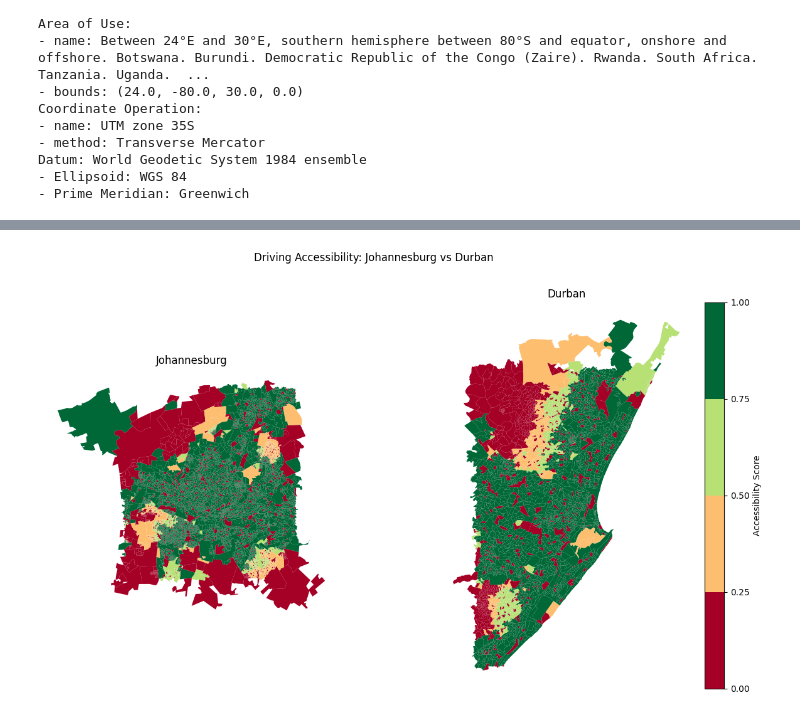
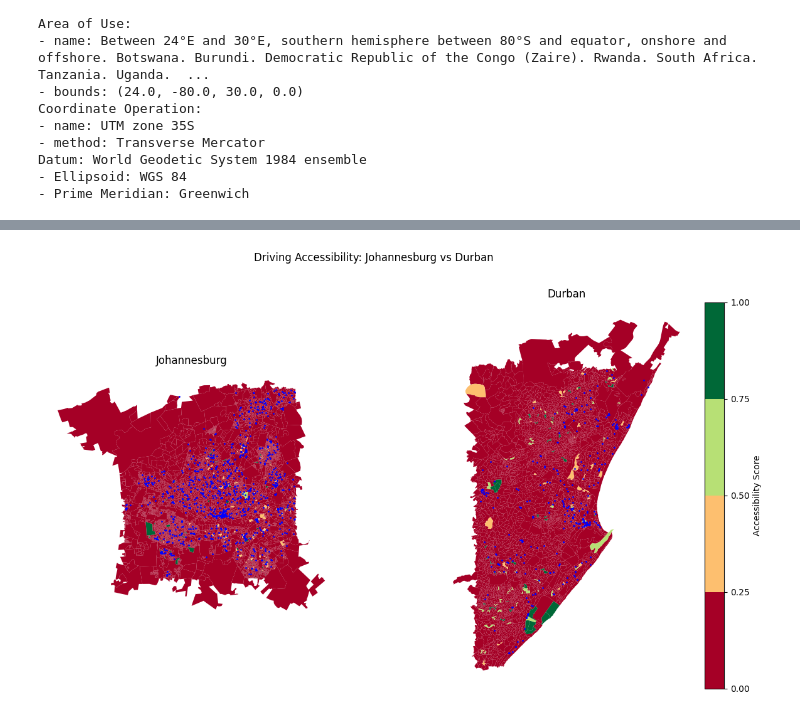
Before and after one commit to tess-vu/south-africa-healthcare, a Jupyter notebook: notebooks/2sfca.ipynb, the cells around one changed output, grey strips where cells are left out. Saved outputs shown, nothing was run; the diff lists cells and outputs as text; code cells hidden in the pictures.

```diff
--- a/notebooks/2sfca.ipynb
+++ b/notebooks/2sfca.ipynb
@@ -19,10 +26,3 @@ pharm_gdf = gpd.GeoDataFrame(
     crs="EPSG:4326"  # WGS84
 )
 pharm_gdf = pharm_gdf.to_crs(salpoly.crs)
-# %%
-pharm_with_sal = gpd.sjoin(
-    pharm_gdf,
-    salpoly[['EA_CODE', 'EA_GTYPE', 'geometry']],
-    how='left',
-    predicate='within'
-)
@@ -630,0 +773,2 @@ allaccess.to_csv("../../new_allaccess.csv", index=False)
+# %%
+allaccess=pd.read_csv('../../new_allaccess.csv')
@@ -770,24 +939,24 @@ plt.show()
 import matplotlib.pyplot as plt
 import matplotlib as mpl
 
-bin_edges = [0, 0.25, 0.5, 0.75,1]
+bin_edges = [0, 0.025,.05, 3]
 cmap = mpl.cm.RdYlGn
 
 norm = mpl.colors.BoundaryNorm(bin_edges, cmap.N)
 
 fig, axes = plt.subplots(1, 2, figsize=(14, 8))
-
 cities = {
-    "Johannesburg": (27.7, 28.3, -26.4, -25.8),
-    "Durban": (30.85, 31.25, -30.05, -29.65)
+    "Johannesburg": (3050000, 3170000, -3050000, -2950000),
+    "Durban": (3434000, 3480000, -3506000, -3448000)
 }
 
+ax.add_artist(scalebar)
 for i, (name, (xmin, xmax, ymin, ymax)) in enumerate(cities.items()):
 
     gdf = allaccess.cx[xmin:xmax, ymin:ymax]
 
     gdf.plot(
-        column='Ai_walk',
+        column='walk_log',
         cmap=cmap,
         norm=norm,
         ax=axes[i],
@@ -803,14 +972,20 @@ for i, (name, (xmin, xmax, ymin, ymax)) in enumerate(cities.items()):
 
     axes[i].set_title(name)
     axes[i].axis('off')
+scalebar = ScaleBar(
+    dx=1,              # 1 unit = 1 meter (because of EPSG:3857)
+    units="m",
+    dimension="si-length",
+    location='lower right'
+)
+ax.add_artist(scalebar)
 
 sm = mpl.cm.ScalarMappable(norm=norm, cmap=cmap)
 sm.set_array([])
 
 cbar = fig.colorbar(sm, ax=axes, fraction=0.03, pad=0.02)
 cbar.set_label("Accessibility Score")
-
 plt.suptitle("Walking Accessibility: Johannesburg vs Durban")
-plt.savefig("joburgandDurban_walking.png", dpi=150, bbox_inches='tight')
+#plt.savefig("joburgandDurban_walking.png", dpi=150, bbox_inches='tight')
 
 plt.show()
@@ -830,39 +1003,39 @@ fig, axes = plt.subplots(1, 2, figsize=(14, 8))
 cities = {
     "Johannesburg": (27.7, 28.3, -26.4, -25.8),
     "Durban": (30.85, 31.25, -30.05, -29.65)
 }
 
 for i, (name, (xmin, xmax, ymin, ymax)) in enumerate(cities.items()):
 
     gdf = allaccess.cx[xmin:xmax, ymin:ymax]
 
     gdf.plot(
-        column='Ai_drive',
+        column='drive_score',
         cmap=cmap,
         norm=norm,
         ax=axes[i],
         edgecolor='none'
     )
 
-    # pharm_with_sal.cx[xmin:xmax, ymin:ymax].plot(
-    #     ax=axes[i],
-    #     color='#3B0C87',
-    #     markersize= 1,
-    #     zorder=10
-    # )
+    pharm_with_sal.cx[xmin:xmax, ymin:ymax].plot(
+        ax=axes[i],
+        color='blue',
+        markersize= 1,
+        zorder=10
+    )
 
     axes[i].set_title(name)
     axes[i].axis('off')
 
 sm = mpl.cm.ScalarMappable(norm=norm, cmap=cmap)
 sm.set_array([])
 
 cbar = fig.colorbar(sm, ax=axes, fraction=0.03, pad=0.02)
 cbar.set_label("Accessibility Score")
 
 plt.suptitle("Driving Accessibility: Johannesburg vs Durban")
-plt.savefig("joburgandDurban_driving.png", dpi=150, bbox_inches='tight')
+#plt.savefig("joburgandDurban_driving.png", dpi=150, bbox_inches='tight')
 
 plt.show()
 # %% [output]
-[figure, old version]
+[figure, new version]
```
Also changed, not shown: parts of 75 cells of this notebook, 18 other files.
